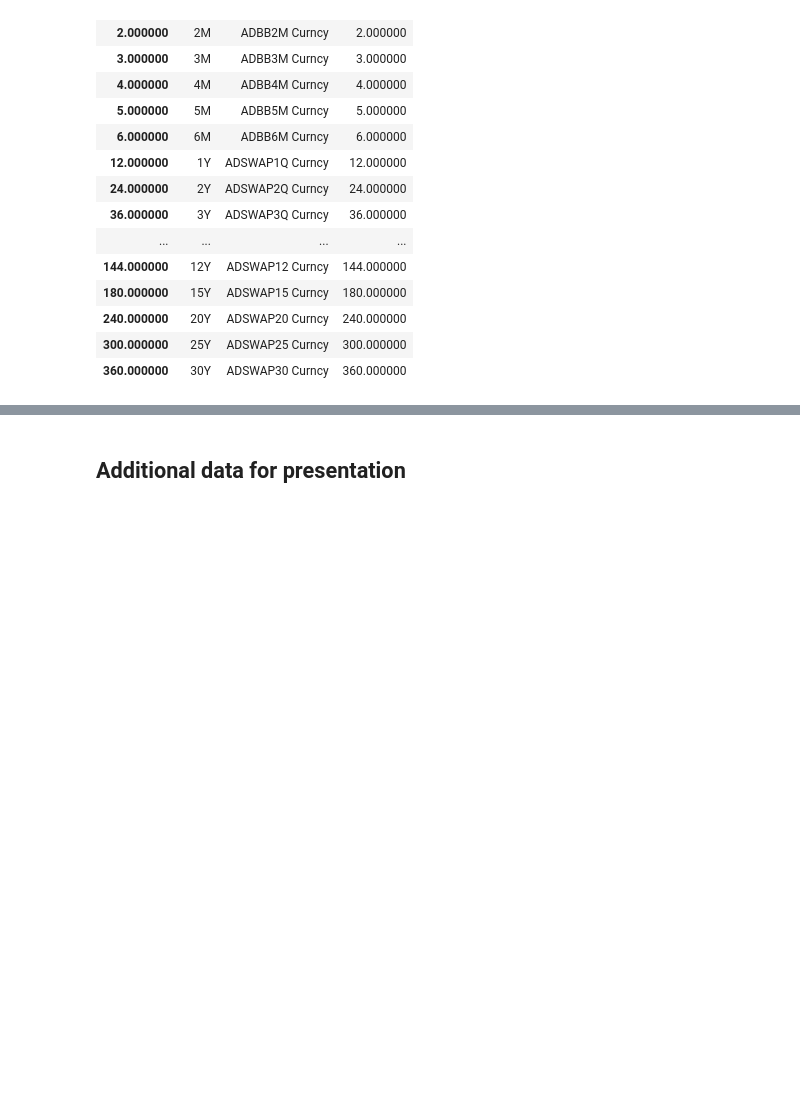
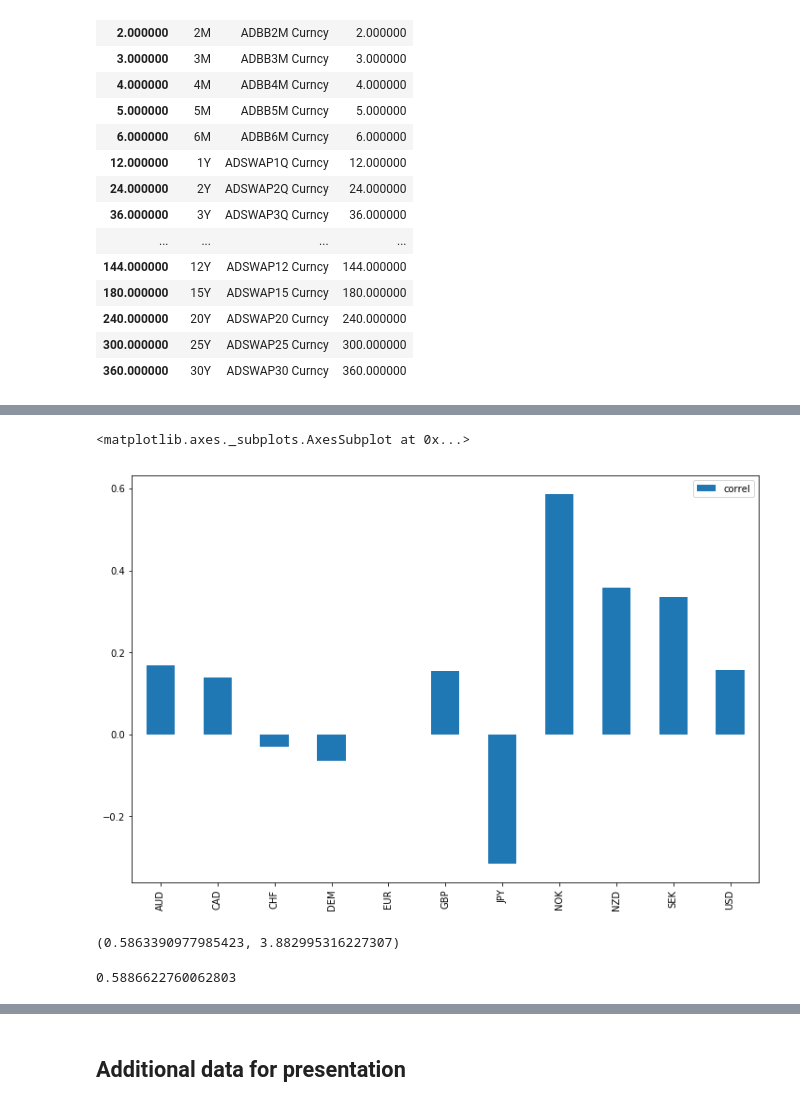
Before and after one commit to fabioyamazumi/curvy_trade, a Jupyter notebook: Test_curvy_tracker9_DM.ipynb, the cells around one changed output, grey strips where cells are left out. Drawn from its saved outputs; the diff is of its cells as text; code cells hidden in the pictures; blank space fills up the shorter version.

```diff
--- a/Test_curvy_tracker9_DM.ipynb
+++ b/Test_curvy_tracker9_DM.ipynb
@@ -616,0 +811,13 @@ df_aud_rate.diff(180).plot()
+# %%
+df_rates = self.interest_curve[1].unstack().T.copy(deep=True)
+df_rates['AUD'] = self.interest_curve[1/30].unstack().T['AUD']
+df_rates['CAD'] = self.interest_curve[1/30].unstack().T['CAD']
+df_rates['DEM'] = self.interest_curve[3].unstack().T['DEM']
+df_rates['NZD'] = self.interest_curve[1/30].unstack().T['NZD']
+df_betas = self.nsiegel_betas_3month['b3'].unstack().T
+def rates_correl(fx='AUD', window=90):
+    y = df_rates[fx].diff(window).shift(-window).dropna(how='all')
+    x = df_betas.loc[y.index, fx]
+    cov = ((x - x.mean())*(y-y.mean())).sum() / (len(y) - 1)
+    return cov/(x.std() * y.std()), cov
+#     return np.cov(np.array(x),np.array(y))
@@ -616,0 +842,21 @@ df_aud_rate.diff(180).plot()
+# %%
+full_correl_df = pd.DataFrame(data=[rates_correl(x, 90)[0] for x in self.currency_list_curve], index=self.currency_list_curve, columns=['correl'])
+# %%
+full_correl_df.plot(kind='bar', figsize=(12,8))
+# %% [output]
+<matplotlib.axes._subplots.AxesSubplot at 0x...>
+[figure, added]
+# %%
+rates_correl(fx='NOK')
+# %% [output]
+(0.5863390977985423, 3.882995316227307)
+# %%
+fx = 'NOK'
+window = 84
+# y = df_rates[fx].diff(window).dropna(how='all')
+y = df_rates[fx].diff(window).shift(-window).dropna(how='all')
+x = df_betas.loc[y.index, fx]
+cov = ((x - x.mean())*(y-y.mean())).sum() / (len(y) - 1)
+cov/(x.std() * y.std())
+# %% [output]
+0.5886622760062803
```
Also changed, not shown: parts of 149 cells of this notebook, 3 other files.
